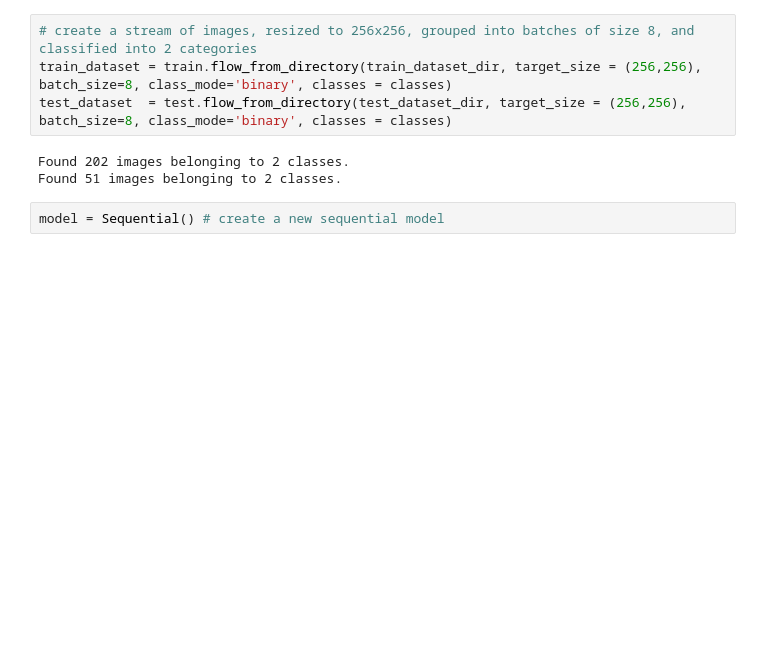
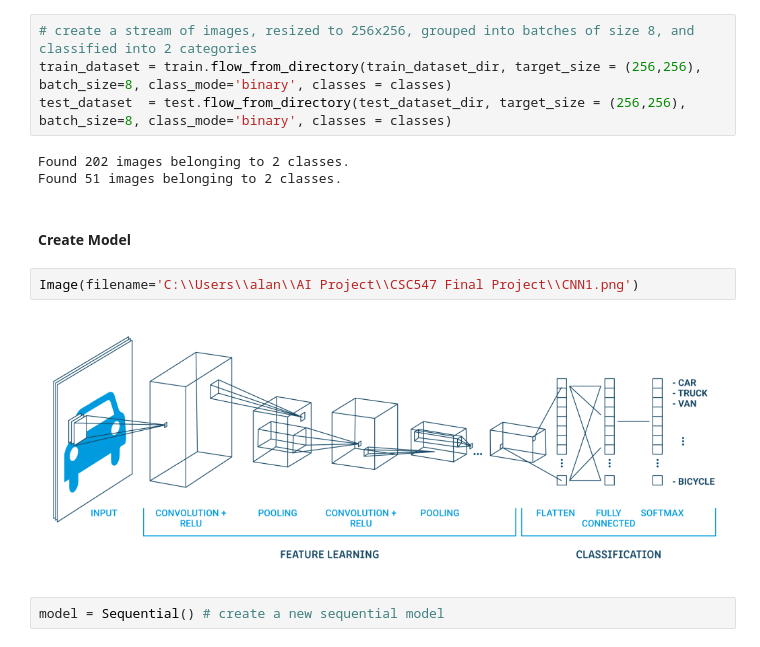
Before and after one commit to shomoitamitin/AI-Project, a Jupyter notebook: CSC547 Final Project/Final Project.ipynb, the cells around one changed output. Drawn from its saved outputs; the diff is of its cells as text; blank space fills up the shorter version.

Commit message:
project

```diff
--- a/CSC547 Final Project/Final Project.ipynb
+++ b/CSC547 Final Project/Final Project.ipynb
@@ -27,5 +82,11 @@ test_dataset  = test.flow_from_directory(test_dataset_dir, target_size = (256,25
 # %% [output]
 Found 202 images belonging to 2 classes.
 Found 51 images belonging to 2 classes.
+# %% [markdown]
+#### Create Model
+# %%
+Image(filename='C:\\Users\\alan\\AI Project\\CSC547 Final Project\\CNN1.png')
+# %% [output]
+[figure, added]
 # %%
 model = Sequential() # create a new sequential model
```
Also changed, not shown: parts of 28 cells of this notebook, 2 other files.
